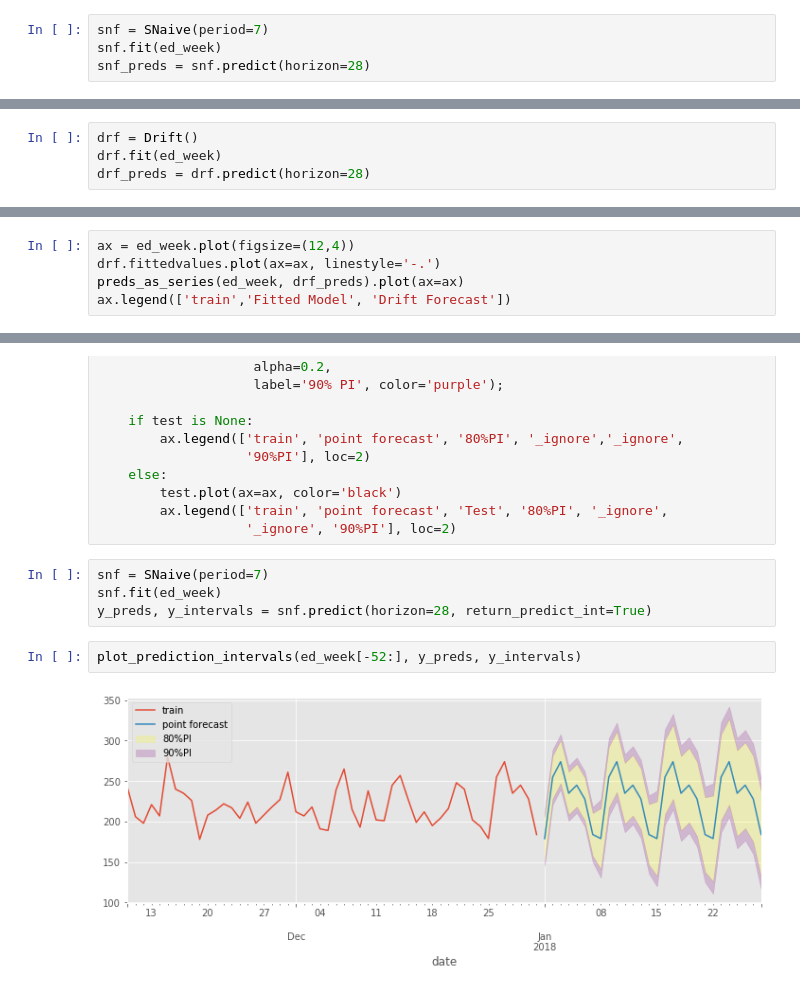
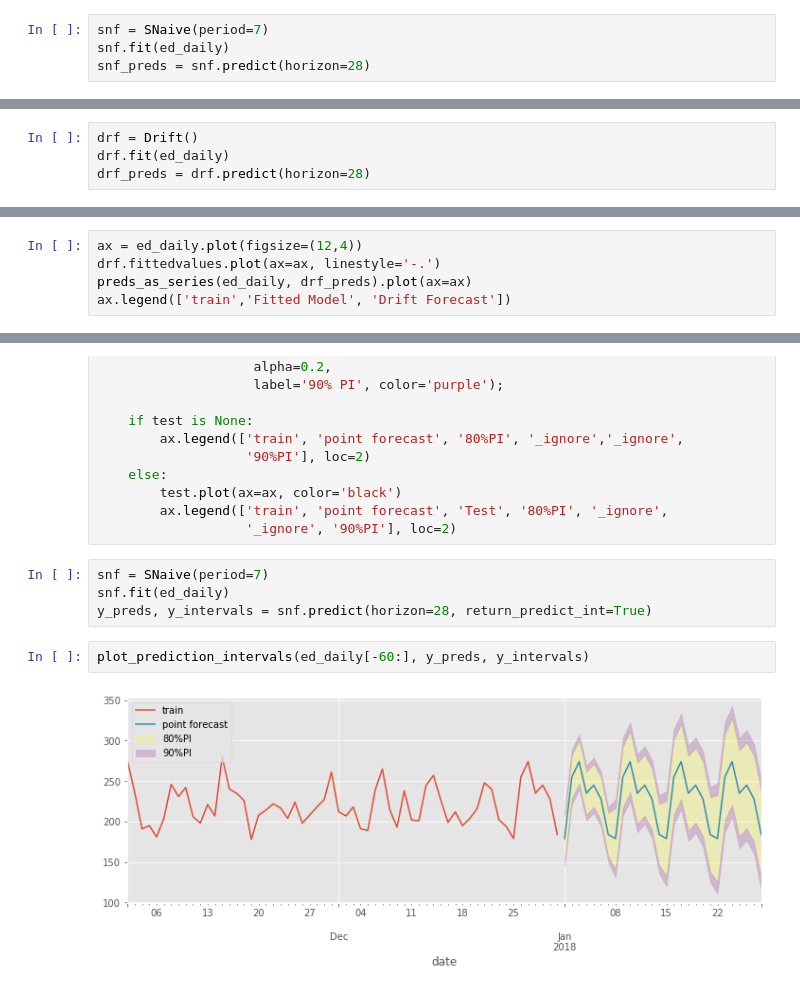
Before and after one commit to TomMonks/forecast-tools, a Jupyter notebook: 01_example_benchmark_forecasts.ipynb, the cells around one changed output, grey strips where cells are left out. Drawn from its saved outputs; the diff is of its cells as text.

```diff
--- a/01_example_benchmark_forecasts.ipynb
+++ b/01_example_benchmark_forecasts.ipynb
@@ -165,7 +165,7 @@ Seasonal Naive extends Naive1 in an attempt to incorporate the seasonality in th
 from forecast_tools.baseline import SNaive
 # %%
 snf = SNaive(period=7)
-snf.fit(ed_week)
+snf.fit(ed_daily)
 snf_preds = snf.predict(horizon=28)
 # %%
 snf_preds
@@ -195,7 +195,7 @@ $\hat{y}_{T+h|T} =y_t + h \left(\frac{y_T - y_1}{T - 1} \right)$
 from forecast_tools.baseline import Drift
 # %%
 drf = Drift()
-drf.fit(ed_week)
+drf.fit(ed_daily)
 drf_preds = drf.predict(horizon=28)
 # %%
 drf_preds
@@ -208,9 +208,9 @@ array([184.04081633, 184.08163265, 184.12244898, 184.16326531,
        184.85714286, 184.89795918, 184.93877551, 184.97959184,
        185.02040816, 185.06122449, 185.10204082, 185.14285714])
 # %%
-ax = ed_week.plot(figsize=(12,4))
+ax = ed_daily.plot(figsize=(12,4))
 drf.fittedvalues.plot(ax=ax, linestyle='-.')
-preds_as_series(ed_week, drf_preds).plot(ax=ax)
+preds_as_series(ed_daily, drf_preds).plot(ax=ax)
 ax.legend(['train','Fitted Model', 'Drift Forecast'])
 # %% [output]
 <matplotlib.legend.Legend at 0x...>
@@ -283,9 +283,9 @@ def plot_prediction_intervals(train, preds, intervals, test=None):
                    '_ignore', '90%PI'], loc=2)
 # %%
 snf = SNaive(period=7)
-snf.fit(ed_week)
+snf.fit(ed_daily)
 y_preds, y_intervals = snf.predict(horizon=28, return_predict_int=True)
 # %%
-plot_prediction_intervals(ed_week[-52:], y_preds, y_intervals)
+plot_prediction_intervals(ed_daily[-60:], y_preds, y_intervals)
 # %% [output]
-[figure, old version]
+[figure, new version]
```
Also changed, not shown: parts of 10 cells of this notebook, 1 other file.
